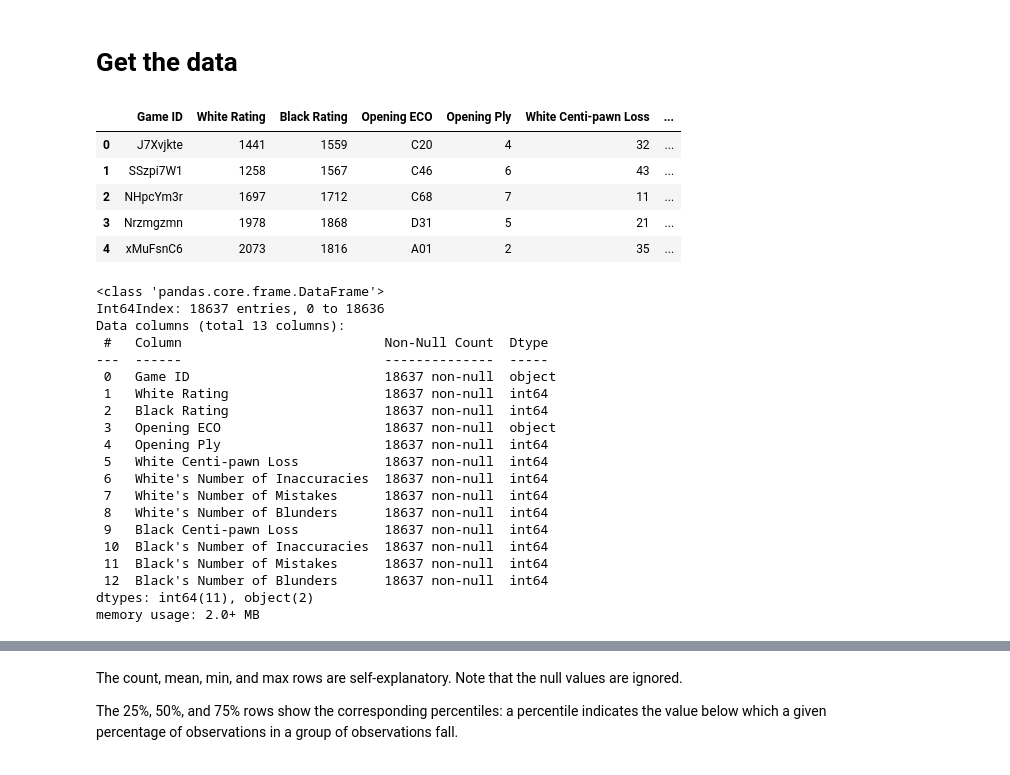
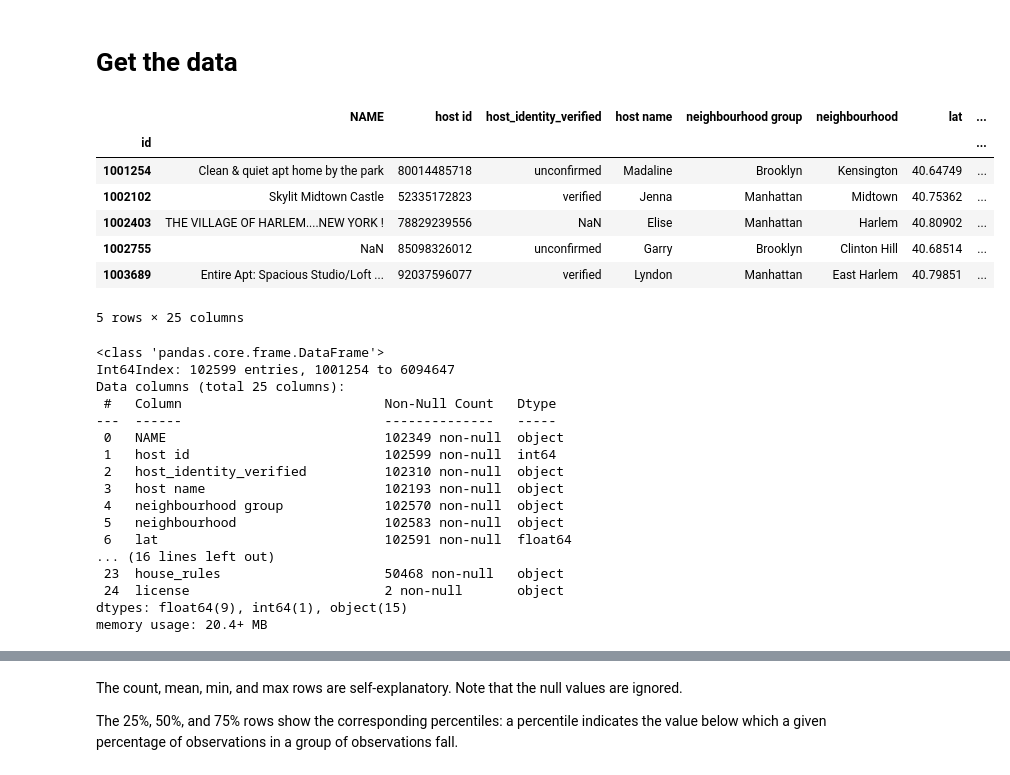
Before and after one commit to harrisuddin/F20DL, a Jupyter notebook: F20DL.ipynb, the cells around one changed output, grey strips where cells are left out. Saved outputs shown, nothing was run; the diff lists cells and outputs as text; code cells hidden in the pictures.

```diff
--- a/F20DL.ipynb
+++ b/F20DL.ipynb
@@ -40,39 +40,38 @@ def load_chess_data(url=raw_data_url):
   df = pd.read_csv(io.StringIO(download.decode("utf-8")), index_col=0) # doing index_col = 0 removes the first unnamed column
 
   return df
-# %%
-chess_data = load_chess_data()
-chess_data.head()
-# %% [output]
-|  | Game ID | White Rating | Black Rating | Opening ECO | Opening Ply | White Centi-pawn Loss | ... |
-| 0 | J7Xvjkte | 1441 | 1559 | C20 | 4 | 32 | ... |
-| 1 | SSzpi7W1 | 1258 | 1567 | C46 | 6 | 43 | ... |
-| 2 | NHpcYm3r | 1697 | 1712 | C68 | 7 | 11 | ... |
-| 3 | Nrzmgzmn | 1978 | 1868 | D31 | 5 | 21 | ... |
-| 4 | xMuFsnC6 | 2073 | 1816 | A01 | 2 | 35 | ... |
+# %%
+bnb_data = load_bnb_data()
+bnb_data.head()
+# %% [output]
+|  | NAME | host id | host_identity_verified | host name | neighbourhood group | neighbourhood | lat | ... |
+| id |  |  |  |  |  |  |  | ... |
+| 1001254 | Clean & quiet apt home by the park | 80014485718 | unconfirmed | Madaline | Brooklyn | Kensington | 40.64749 | ... |
+| 1002102 | Skylit Midtown Castle | 52335172823 | verified | Jenna | Manhattan | Midtown | 40.75362 | ... |
+| 1002403 | THE VILLAGE OF HARLEM....NEW YORK ! | 78829239556 | NaN | Elise | Manhattan | Harlem | 40.80902 | ... |
+| 1002755 | NaN | 85098326012 | unconfirmed | Garry | Brooklyn | Clinton Hill | 40.68514 | ... |
+| 1003689 | Entire Apt: Spacious Studio/Loft ... | 92037596077 | verified | Lyndon | Manhattan | East Harlem | 40.79851 | ... |
+5 rows × 25 columns
 # %%
 #This method prints information about a DataFrame including the dtype and columns, non-null values and memory usage.
-chess_data.info()
+bnb_data.info()
 #Q2 Can you tell if there are any missing values? If yes, which attributes contain missing values ?
 # %% [output]
 <class 'pandas.core.frame.DataFrame'>
-Int64Index: 18637 entries, 0 to 18636
-Data columns (total 13 columns):
- #   Column                          Non-Null Count  Dtype
----  ------                          --------------  -----
- 0   Game ID                         18637 non-null  object
- 1   White Rating                    18637 non-null  int64
- 2   Black Rating                    18637 non-null  int64
- 3   Opening ECO                     18637 non-null  object
- 4   Opening Ply                     18637 non-null  int64
- 5   White Centi-pawn Loss           18637 non-null  int64
- 6   White's Number of Inaccuracies  18637 non-null  int64
- 7   White's Number of Mistakes      18637 non-null  int64
- 8   White's Number of Blunders      18637 non-null  int64
- 9   Black Centi-pawn Loss           18637 non-null  int64
- 10  Black's Number of Inaccuracies  18637 non-null  int64
- 11  Black's Number of Mistakes      18637 non-null  int64
- 12  Black's Number of Blunders      18637 non-null  int64
-dtypes: int64(11), object(2)
-memory usage: 2.0+ MB
+Int64Index: 102599 entries, 1001254 to 6094647
+Data columns (total 25 columns):
+ #   Column                          Non-Null Count   Dtype
+---  ------                          --------------   -----
+ 0   NAME                            102349 non-null  object
+ 1   host id                         102599 non-null  int64
+ 2   host_identity_verified          102310 non-null  object
+ 3   host name                       102193 non-null  object
+ 4   neighbourhood group             102570 non-null  object
+ 5   neighbourhood                   102583 non-null  object
+ 6   lat                             102591 non-null  float64
+... (16 lines left out)
+ 23  house_rules                     50468 non-null   object
+ 24  license                         2 non-null       object
+dtypes: float64(9), int64(1), object(15)
+memory usage: 20.4+ MB
 # %%
```
Also changed, not shown: parts of 10 cells of this notebook.
